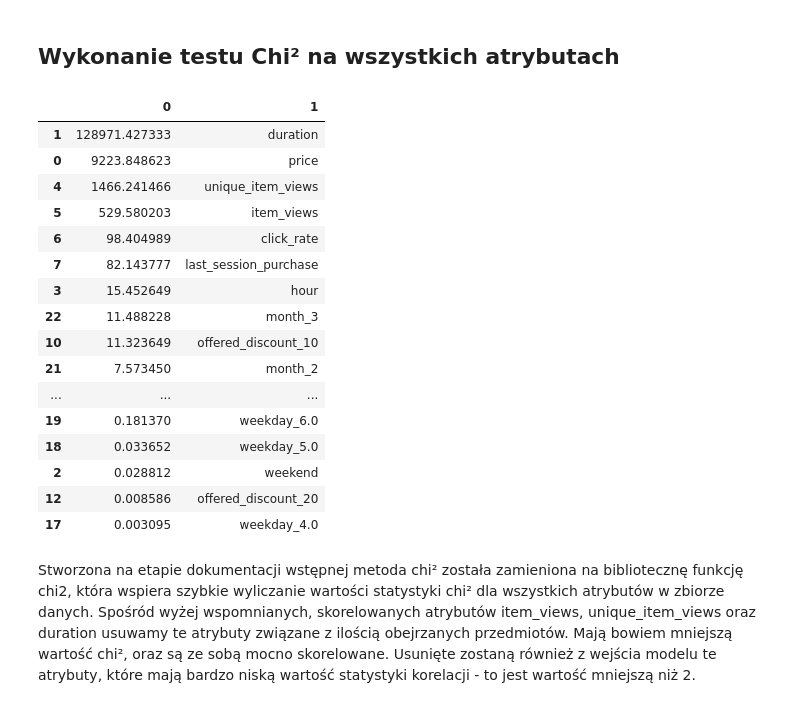
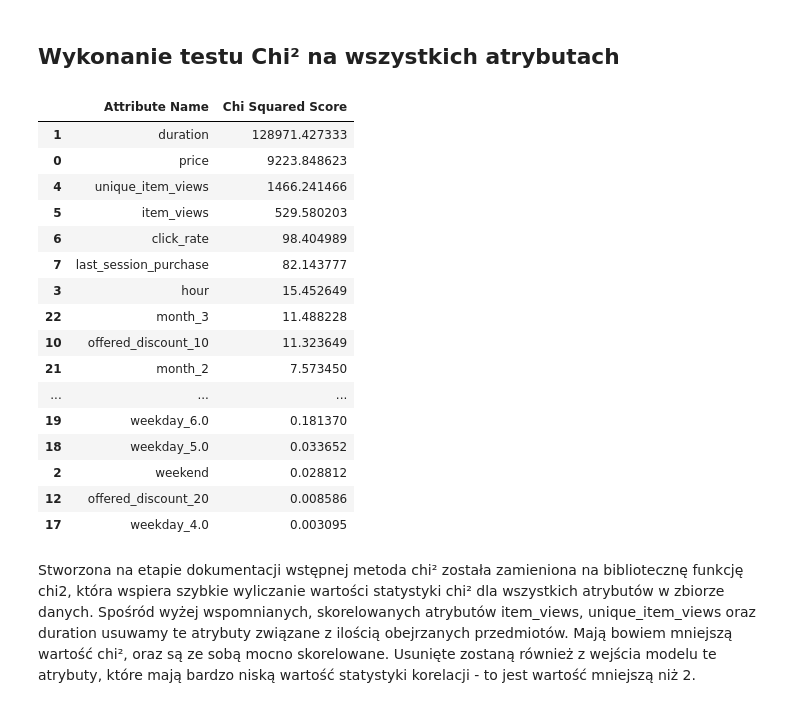
Before and after one commit to Rafalini/eshopingPredictions, a Jupyter notebook: notebooks/ModelImplementation2.ipynb, the cells around one changed output. Saved outputs shown, nothing was run; the diff lists cells and outputs as text; code cells hidden in the pictures.

```diff
--- a/notebooks/ModelImplementation2.ipynb
+++ b/notebooks/ModelImplementation2.ipynb
@@ -148,34 +148,35 @@ def chi_sq(two_attributes_values_array, categories=[-1, -1]):
     return chi
 # %%
 scores_list =[]
-feature_ranking = SelectKBest(chi2, k=5)
-fit = feature_ranking.fit(X_train, Y_train)
 
-for i, (score, feature) in enumerate(zip(feature_ranking.scores_, X_train.columns)):
-    scores_list.append((score, feature))
+feature_ranking = SelectKBest(chi2, k=5).fit(X_train_data, Y_train_data)
 
-dfObj = pd.DataFrame(scores_list)
-dfObj = dfObj.sort_values(by=[0], ascending = False)
+for n, (fitness, attribute) in enumerate(zip(feature_ranking.scores_, X_train.columns)):
+    scores_list.append((fitness, attribute))
 
-display(dfObj)
+scores_frame = pd.DataFrame(scores_list)
+scores_frame = scores_frame.sort_values(by=[0], ascending = False)
+scores_frame = scores_frame[[1,0]].rename({0: 'Chi Squared Score', 1: 'Attribute Name'}, axis=1)
+
+display(scores_frame)
 # %% [output]
-|  | 0 | 1 |
-| 1 | 128971.427333 | duration |
-| 0 | 9223.848623 | price |
-| 4 | 1466.241466 | unique_item_views |
-| 5 | 529.580203 | item_views |
-| 6 | 98.404989 | click_rate |
-| 7 | 82.143777 | last_session_purchase |
-| 3 | 15.452649 | hour |
-| 22 | 11.488228 | month_3 |
-| 10 | 11.323649 | offered_discount_10 |
-| 21 | 7.573450 | month_2 |
+|  | Attribute Name | Chi Squared Score |
+| 1 | duration | 128971.427333 |
+| 0 | price | 9223.848623 |
+| 4 | unique_item_views | 1466.241466 |
+| 5 | item_views | 529.580203 |
+| 6 | click_rate | 98.404989 |
+| 7 | last_session_purchase | 82.143777 |
+| 3 | hour | 15.452649 |
+| 22 | month_3 | 11.488228 |
+| 10 | offered_discount_10 | 11.323649 |
+| 21 | month_2 | 7.573450 |
 | ... | ... | ... |
-| 19 | 0.181370 | weekday_6.0 |
-| 18 | 0.033652 | weekday_5.0 |
-| 2 | 0.028812 | weekend |
-| 12 | 0.008586 | offered_discount_20 |
-| 17 | 0.003095 | weekday_4.0 |
+| 19 | weekday_6.0 | 0.181370 |
+| 18 | weekday_5.0 | 0.033652 |
+| 2 | weekend | 0.028812 |
+| 12 | offered_discount_20 | 0.008586 |
+| 17 | weekday_4.0 | 0.003095 |
 # %% [markdown]
 Stworzona na etapie dokumentacji wstępnej metoda chi² została zamieniona na bibliotecznę funkcję chi2, która wspiera szybkie wyliczanie wartości statystyki chi² dla wszystkich atrybutów w zbiorze danych. Spośród wyżej wspomnianych, skorelowanych atrybutów item_views, unique_item_views oraz duration usuwamy te atrybuty związane z ilością obejrzanych przedmiotów. Mają bowiem mniejszą wartość chi², oraz są ze sobą mocno skorelowane. Usunięte zostaną również z wejścia modelu te atrybuty, które mają bardzo niską wartość statystyki korelacji - to jest wartość mniejszą niż 2.
 # %% [markdown]
```
Also changed, not shown: parts of 5 cells of this notebook, 1 other file.
